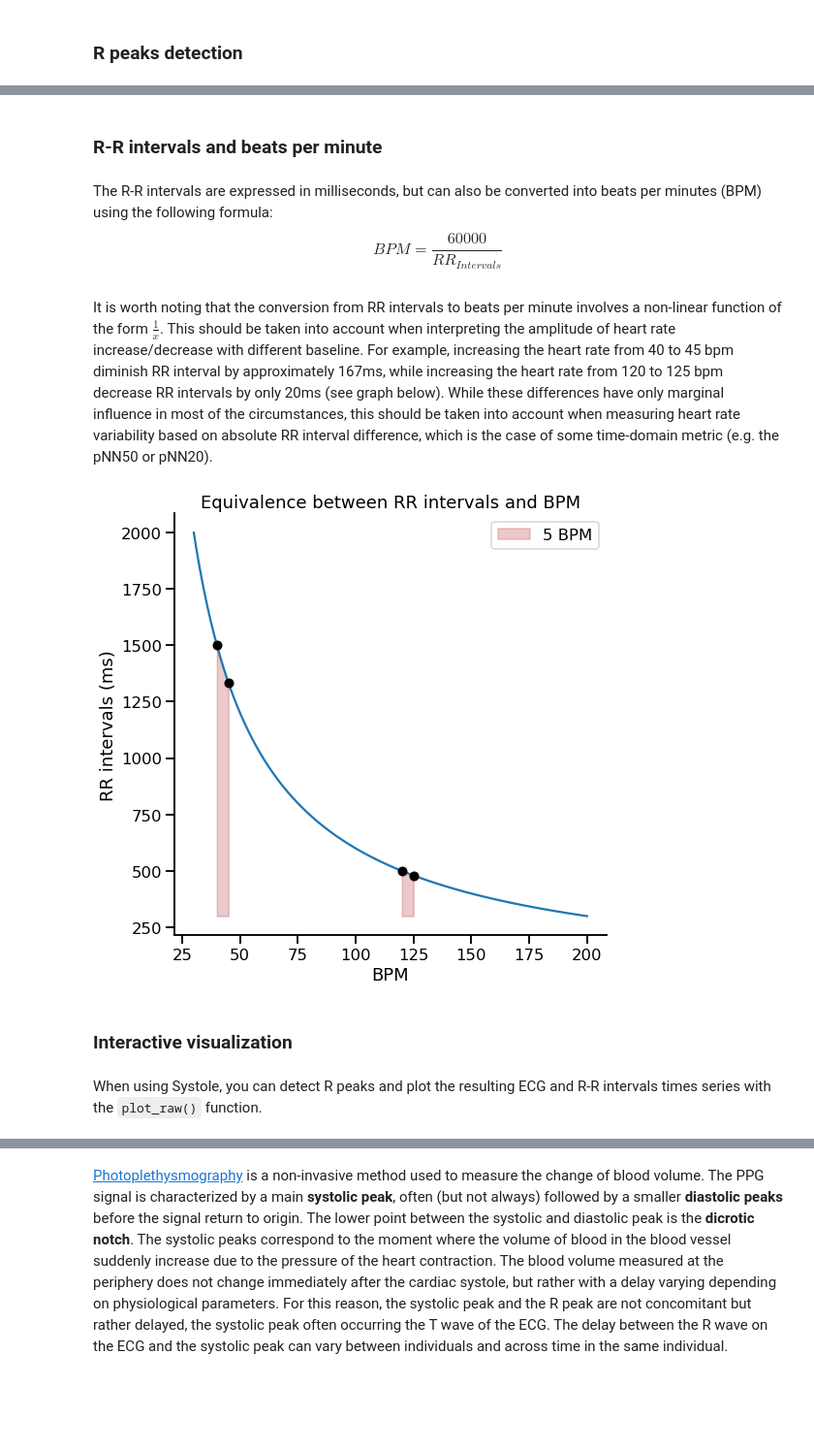
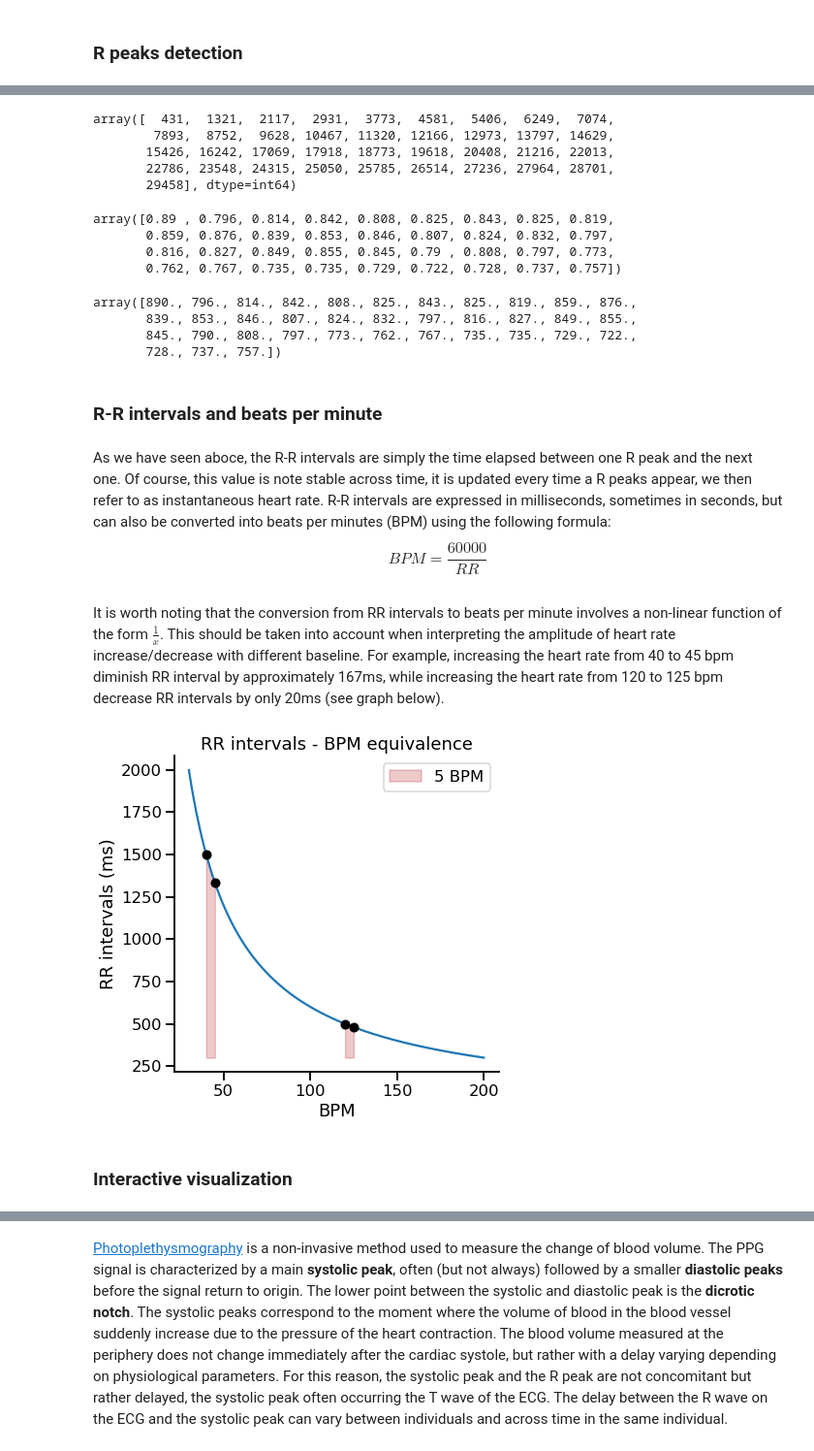
Before and after one commit to embodied-computation-group/systole, a Jupyter notebook: source/notebooks/1-PhysiologicalSignals.ipynb, the cells around one changed output, grey strips where cells are left out. Shown at 97% size. Drawn from its saved outputs; the diff is of its cells as text; code cells hidden in the pictures; blank space fills up the shorter version.

```diff
--- a/source/notebooks/1-PhysiologicalSignals.ipynb
+++ b/source/notebooks/1-PhysiologicalSignals.ipynb
@@ -93,29 +104,55 @@ sns.despine()
+# %%
+# From boolean peaks vector to peaks indexs
+peaks_idx = input_conversion(peaks, input_type="peaks", output_type="peaks_idx")
+peaks_idx
+# %% [output]
+array([  431,  1321,  2117,  2931,  3773,  4581,  5406,  6249,  7074,
+        7893,  8752,  9628, 10467, 11320, 12166, 12973, 13797, 14629,
+       15426, 16242, 17069, 17918, 18773, 19618, 20408, 21216, 22013,
+       22786, 23548, 24315, 25050, 25785, 26514, 27236, 27964, 28701,
+       29458], dtype=int64)
+# %%
+# From peaks index to R-R intervals (seconds)
+rr_s = input_conversion(peaks_idx, input_type="peaks_idx", output_type="rr_s")
+rr_s
+# %% [output]
+array([0.89 , 0.796, 0.814, 0.842, 0.808, 0.825, 0.843, 0.825, 0.819,
+       0.859, 0.876, 0.839, 0.853, 0.846, 0.807, 0.824, 0.832, 0.797,
+       0.816, 0.827, 0.849, 0.855, 0.845, 0.79 , 0.808, 0.797, 0.773,
+       0.762, 0.767, 0.735, 0.735, 0.729, 0.722, 0.728, 0.737, 0.757])
+# %%
+# From R-R intervals (seconds) to R-R intervals (miliseconds)
+rr_ms = input_conversion(rr_s, input_type="rr_s", output_type="rr_ms")
+rr_ms
+# %% [output]
+array([890., 796., 814., 842., 808., 825., 843., 825., 819., 859., 876.,
+       839., 853., 846., 807., 824., 832., 797., 816., 827., 849., 855.,
+       845., 790., 808., 797., 773., 762., 767., 735., 735., 729., 722.,
+       728., 737., 757.])
 # %% [markdown]
 ### R-R intervals and beats per minute
 # %% [markdown]
-The R-R intervals are expressed in milliseconds, but can also be converted into beats per minutes (BPM) using the following formula:
-$$BPM = \frac{60000}{RR_{Intervals}} $$
+As we have seen aboce, the R-R intervals are simply the time elapsed between one R peak and the next one. Of course, this value is note stable across time, it is updated every time a R peaks appear, we then refer to as instantaneous heart rate. R-R intervals are expressed in milliseconds, sometimes in seconds, but can also be converted into beats per minutes (BPM) using the following formula:
+$$BPM = \frac{60000}{RR} $$
 # %% [markdown]
-It is worth noting that the conversion from RR intervals to beats per minute involves a non-linear function of the form $\frac{1}{x}$. This should be taken into account when interpreting the amplitude of heart rate increase/decrease with different baseline. For example, increasing the heart rate from 40 to 45 bpm diminish RR interval by approximately 167ms, while increasing the heart rate from 120 to 125 bpm decrease RR intervals by only 20ms (see graph below). While these differences have only marginal influence in most of the circumstances, this should be taken into account when measuring heart rate variability based on absolute RR interval difference, which is the case of some time-domain metric (e.g. the pNN50 or pNN20).
+It is worth noting that the conversion from RR intervals to beats per minute involves a non-linear function of the form $\frac{1}{x}$. This should be taken into account when interpreting the amplitude of heart rate increase/decrease with different baseline. For example, increasing the heart rate from 40 to 45 bpm diminish RR interval by approximately 167ms, while increasing the heart rate from 120 to 125 bpm decrease RR intervals by only 20ms (see graph below).
 # %%
 rr = np.arange(300, 2000, 2)
-plt.figure(figsize=(8, 8))
+plt.figure(figsize=(6, 6))
 plt.plot(60000/rr, rr)
 
 plt.fill_between(x=np.arange(40, 46), y1=60000/np.arange(40, 46), y2=300, alpha=.3, color='#c44e52')
 plt.plot([40, 45], 60000/np.array([40, 45]), 'ko')
 
 plt.fill_between(x=np.arange(120, 126), y1=60000/np.arange(120, 126), y2=300, alpha=.3, color='#c44e52', label='5 BPM')
 plt.plot([120, 125], 60000/np.array([120, 125]), 'ko')
 
 plt.xlabel('BPM')
 plt.ylabel('RR intervals (ms)')
-plt.title('Equivalence between RR intervals and BPM')
+plt.title('RR intervals - BPM equivalence')
 plt.legend()
 sns.despine()
 # %% [output]
-[figure, old version]
+[figure, new version]
 # %% [markdown]
 ### Interactive visualization
-# %% [markdown]
-When using Systole, you can detect R peaks and plot the resulting ECG and R-R intervals times series with the `plot_raw()` function.
```
Also changed, not shown: parts of 32 cells of this notebook, 5 other files.
